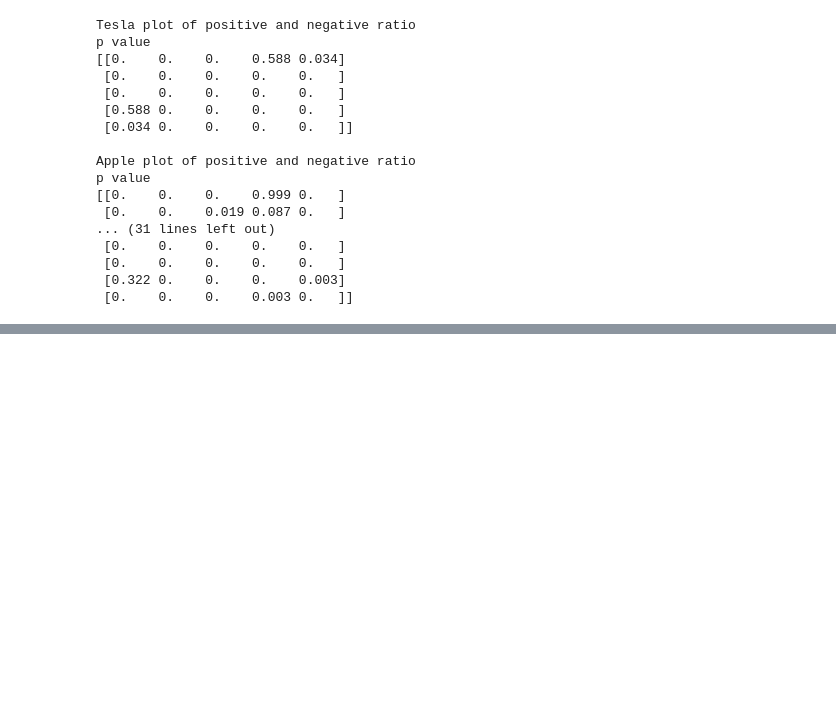
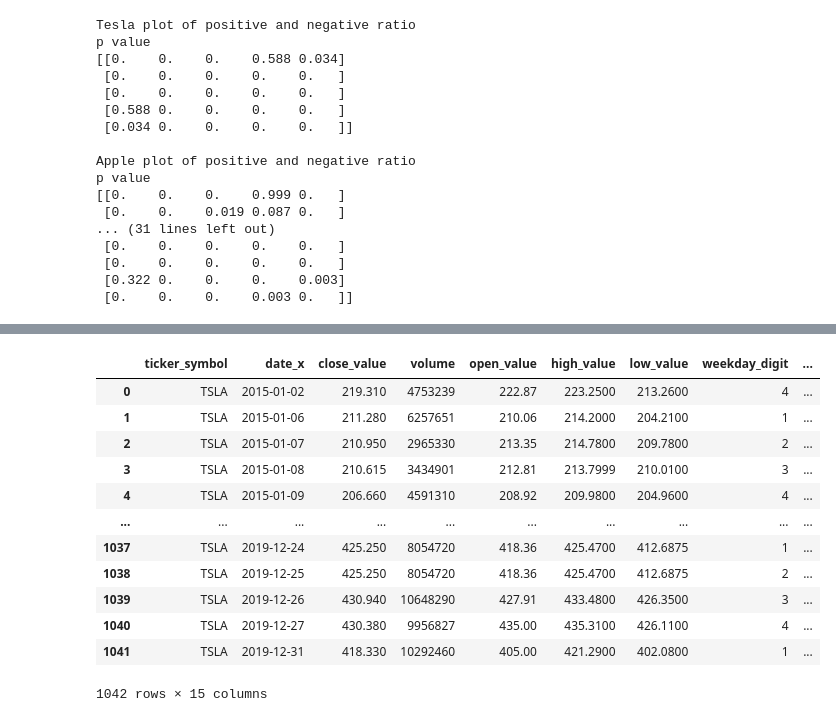
Before and after one commit to homolyapanni/MSc_thesis, a Jupyter notebook: Spearman_correlation.ipynb, the cells around one changed output, grey strips where cells are left out. Cells and saved outputs as stored; diff of their text form; code cells hidden in the pictures; blank space fills up the shorter version.

```diff
--- a/Spearman_correlation.ipynb
+++ b/Spearman_correlation.ipynb
@@ -509,0 +514,6 @@ p value
+# %%
+merge_sent_df_list = []
+for weekday_sent_df in weekday_sent_df_list:
+    merge_sent_df = weekday_sent_df.copy()
+    merge_sent_df['merge_date'] = merge_sent_df['date'] + datetime.timedelta(days=1)
+    merge_sent_df_list.append(merge_sent_df)
@@ -509,0 +576,20 @@ p value
+# %%
+merge_stock_sent_df_list = []
+for i,merge_sent_df in enumerate(merge_sent_df_list):
+    merge_stock_sent_df = pd.merge(merge_stock_df_list[i],merge_sent_df,on='merge_date')
+    merge_stock_sent_df_list.append(merge_stock_sent_df)
+merge_stock_sent_df_list[0]
+# %% [output]
+|  | ticker_symbol | date_x | close_value | volume | open_value | high_value | low_value | weekday_digit | ... |
+| 0 | TSLA | 2015-01-02 | 219.310 | 4753239 | 222.87 | 223.2500 | 213.2600 | 4 | ... |
+| 1 | TSLA | 2015-01-06 | 211.280 | 6257651 | 210.06 | 214.2000 | 204.2100 | 1 | ... |
+| 2 | TSLA | 2015-01-07 | 210.950 | 2965330 | 213.35 | 214.7800 | 209.7800 | 2 | ... |
+| 3 | TSLA | 2015-01-08 | 210.615 | 3434901 | 212.81 | 213.7999 | 210.0100 | 3 | ... |
+| 4 | TSLA | 2015-01-09 | 206.660 | 4591310 | 208.92 | 209.9800 | 204.9600 | 4 | ... |
+| ... | ... | ... | ... | ... | ... | ... | ... | ... | ... |
+| 1037 | TSLA | 2019-12-24 | 425.250 | 8054720 | 418.36 | 425.4700 | 412.6875 | 1 | ... |
+| 1038 | TSLA | 2019-12-25 | 425.250 | 8054720 | 418.36 | 425.4700 | 412.6875 | 2 | ... |
+| 1039 | TSLA | 2019-12-26 | 430.940 | 10648290 | 427.91 | 433.4800 | 426.3500 | 3 | ... |
+| 1040 | TSLA | 2019-12-27 | 430.380 | 9956827 | 435.00 | 435.3100 | 426.1100 | 4 | ... |
+| 1041 | TSLA | 2019-12-31 | 418.330 | 10292460 | 405.00 | 421.2900 | 402.0800 | 1 | ... |
+1042 rows × 15 columns
```
Also changed, not shown: parts of 11 cells of this notebook.
